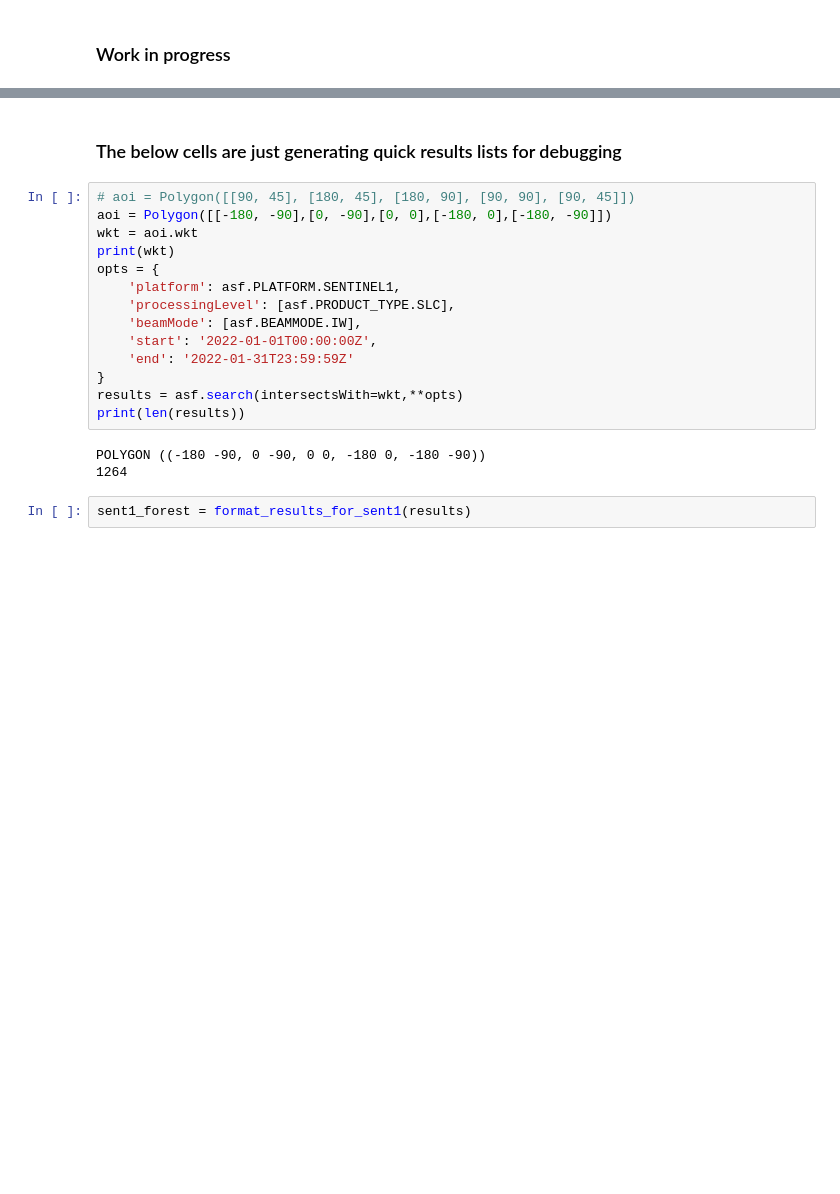
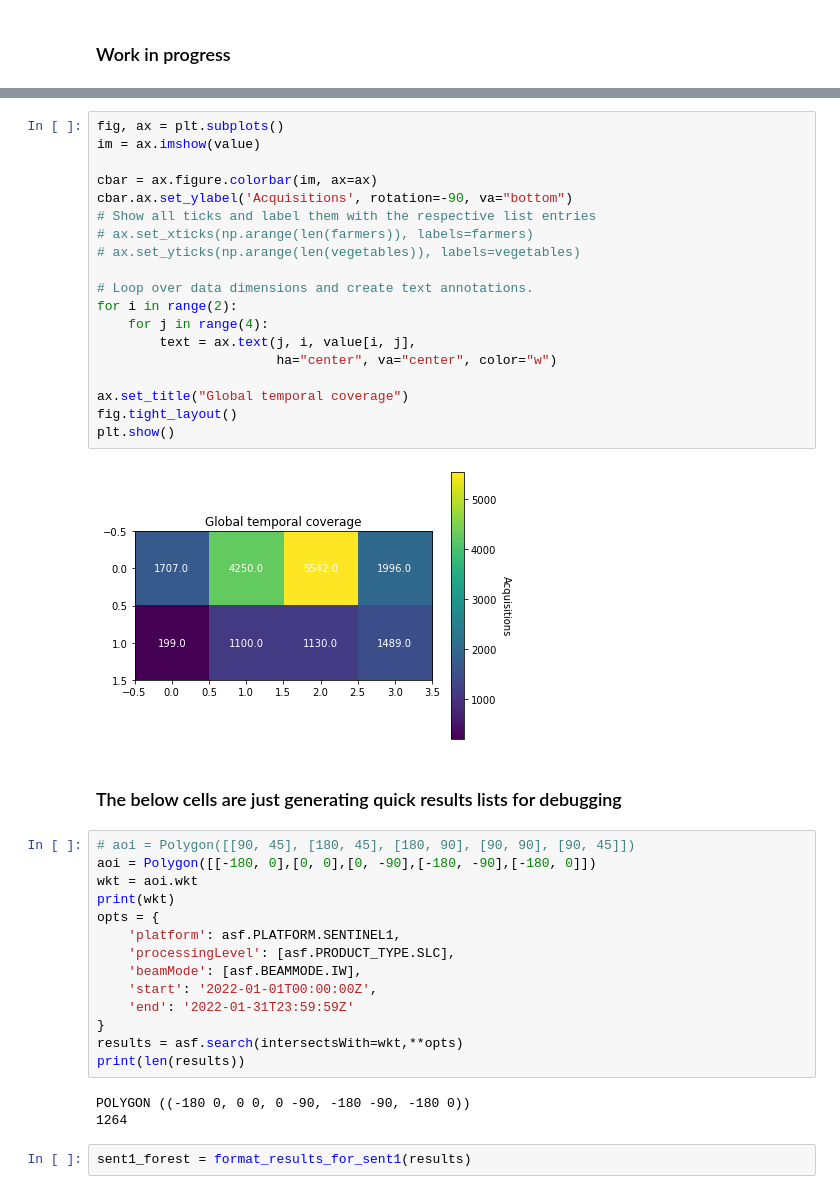
Before and after one commit to kvenkman/opera_coverage, a Jupyter notebook: notebooks/Coverage.ipynb, the cells around one changed output, grey strips where cells are left out. Drawn from its saved outputs; the diff is of its cells as text; blank space fills up the shorter version.

```diff
--- a/notebooks/Coverage.ipynb
+++ b/notebooks/Coverage.ipynb
@@ -151,8 +155,29 @@ POLYGON ((0 0, 180 0, 180 90, 0 90, 0 0))
+# %%
+fig, ax = plt.subplots()
+im = ax.imshow(value)
+
+cbar = ax.figure.colorbar(im, ax=ax)
+cbar.ax.set_ylabel('Acquisitions', rotation=-90, va="bottom")
+# Show all ticks and label them with the respective list entries
+# ax.set_xticks(np.arange(len(farmers)), labels=farmers)
+# ax.set_yticks(np.arange(len(vegetables)), labels=vegetables)
+
+# Loop over data dimensions and create text annotations.
+for i in range(2):
+    for j in range(4):
+        text = ax.text(j, i, value[i, j],
+                       ha="center", va="center", color="w")
+
+ax.set_title("Global temporal coverage")
+fig.tight_layout()
+plt.show()
+# %% [output]
+[figure, added]
 # %% [markdown]
 ### The below cells are just generating quick results lists for debugging
 # %%
 # aoi = Polygon([[90, 45], [180, 45], [180, 90], [90, 90], [90, 45]])
-aoi = Polygon([[-180, -90],[0, -90],[0, 0],[-180, 0],[-180, -90]])
+aoi = Polygon([[-180, 0],[0, 0],[0, -90],[-180, -90],[-180, 0]])
 wkt = aoi.wkt
 print(wkt)
 opts = {
@@ -165,7 +190,7 @@ opts = {
 results = asf.search(intersectsWith=wkt,**opts)
 print(len(results))
 # %% [output]
-POLYGON ((-180 -90, 0 -90, 0 0, -180 0, -180 -90))
+POLYGON ((-180 0, 0 0, 0 -90, -180 -90, -180 0))
 1264
 # %%
 sent1_forest = format_results_for_sent1(results)
```
Also changed, not shown: parts of 31 cells of this notebook, 1 other file.
